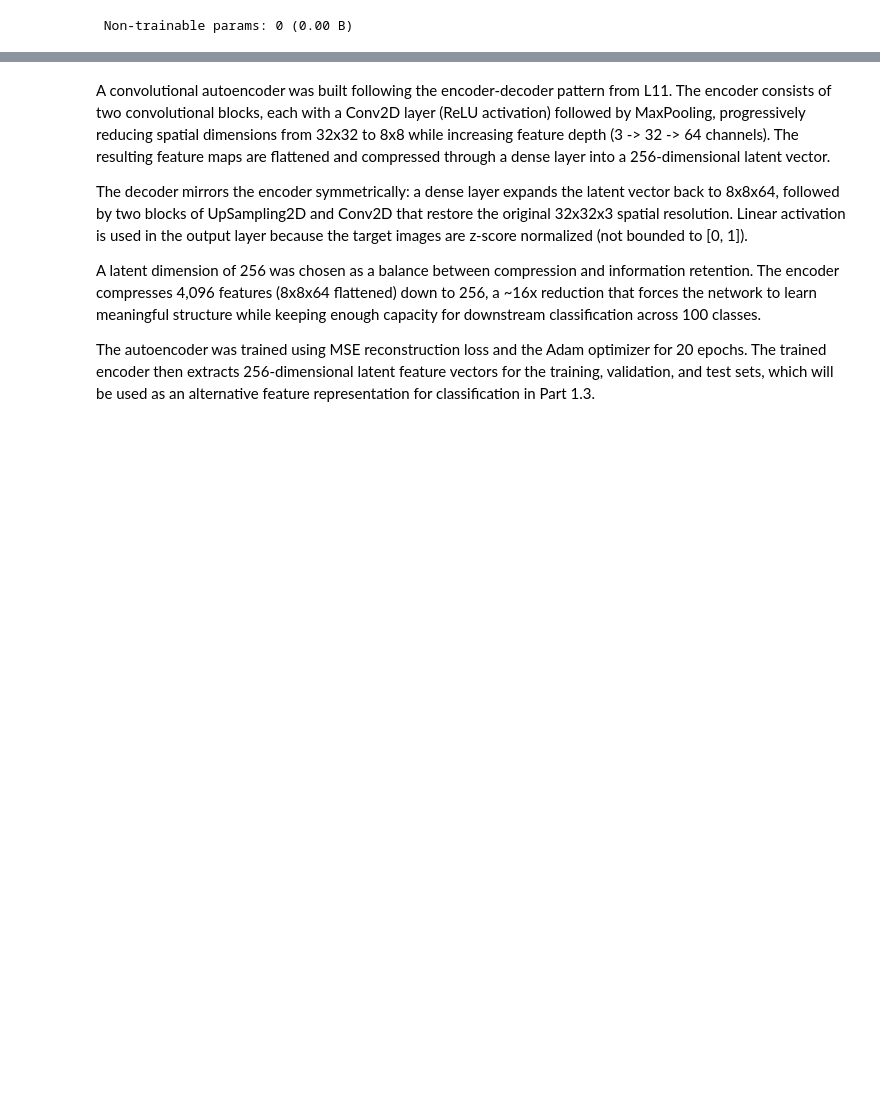
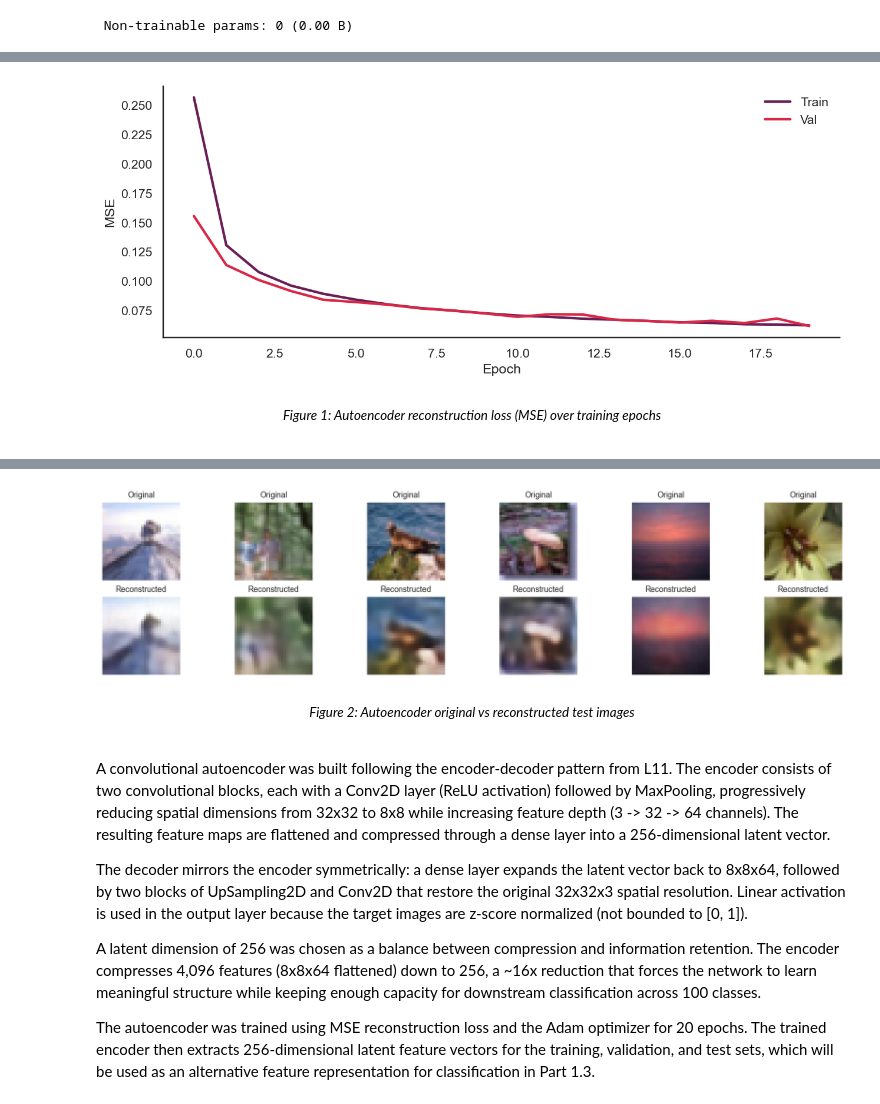
Before and after one commit to PontusNeumann/CBS-Spring26, a Jupyter notebook: ML/assignments/ML MA3/pn_ml3.ipynb, the cells around one changed output, grey strips where cells are left out. Cells and saved outputs as stored; diff of their text form; code cells hidden in the pictures; blank space fills up the shorter version.

```diff
--- a/ML/assignments/ML MA3/pn_ml3.ipynb
+++ b/ML/assignments/ML MA3/pn_ml3.ipynb
@@ -50,6 +50,34 @@ def clean_ax(ax):
     """Remove top and right spines."""
     ax.spines["top"].set_visible(False)
     ax.spines["right"].set_visible(False)
+
+# Caption helpers
+from IPython.display import display, HTML
+
+def fig_caption(fig, number, text):
+    """Show a numbered caption as a separate HTML row below the figure."""
+    plt.show()
+    display(HTML(
+        f'<p style="text-align:center; font-style:italic; font-size:10pt; '
+        f'margin-top:2px; margin-bottom:16px;">'
+        f'Figure {number}: {text}</p>'
+    ))
+
+def table_style(styler, number, text):
+    """Apply consistent table styling with a numbered caption above."""
+    return (styler
+        .set_caption(f"Table {number}: {text}")
+        .set_table_styles([
+            {"selector": "caption", "props": [
+                ("font-weight", "bold"), ("font-size", "14px"),
+                ("margin-bottom", "8px"), ("font-style", "italic")]},
+            {"selector": "th, td", "props": [
+                ("border", "1px solid black"), ("padding", "6px 12px"),
+                ("text-align", "center")]},
+            {"selector": "table", "props": [
+                ("border-collapse", "collapse"), ("margin", "0 auto")]},
+        ])
+    )
 # %% [markdown]
 This was the code used to download the dataset to the local `data` folder:
 
@@ -289,31 +322,32 @@ print(f"Latent shapes: train {x_train_latent.shape}, val {x_val_latent.shape}, t
 # %%
 # Plot reconstruction loss over epochs
 fig, ax = plt.subplots(figsize=(FIG_W, 3.6), constrained_layout=True)
 ax.plot(history.history["loss"],     label="Train", color=PAL_10[7], linewidth=2.2)
 ax.plot(history.history["val_loss"], label="Val",   color=PAL_10[4], linewidth=2.2)
 ax.set_xlabel("Epoch")
 ax.set_ylabel("MSE")
-ax.set_title("Autoencoder Reconstruction Loss")
 ax.legend(frameon=False)
 clean_ax(ax)
-plt.show()
+fig_caption(fig, 1, "Autoencoder reconstruction loss (MSE) over training epochs")
 
 # Visualize a few reconstructions
 n = 6
 reconstructed = autoencoder.predict(x_test_norm[:n])
 
 fig, axes = plt.subplots(2, n, figsize=(FIG_W * 1.4, 3), constrained_layout=True)
 for i in range(n):
     orig  = (x_test_norm[i] * channel_std + channel_mean).astype("uint8")
     recon = (reconstructed[i] * channel_std + channel_mean).clip(0, 255).astype("uint8")
 
     axes[0, i].imshow(orig)
     axes[0, i].set_title("Original", fontsize=9)
     axes[0, i].axis("off")
 
     axes[1, i].imshow(recon)
     axes[1, i].set_title("Reconstructed", fontsize=9)
     axes[1, i].axis("off")
 
-fig.suptitle("Autoencoder: Original vs Reconstructed", fontsize=11)
-plt.show()
+fig_caption(fig, 2, "Autoencoder original vs reconstructed test images")
+# %% [output]
+[figure, added]
+Figure 1: Autoencoder reconstruction loss (MSE) over training epochs
@@ -320,3 +355,5 @@ plt.show()
+[figure, added]
+Figure 2: Autoencoder original vs reconstructed test images
 # %% [markdown]
 A convolutional autoencoder was built following the encoder-decoder pattern from L11. The encoder consists of two convolutional blocks, each with a Conv2D layer (ReLU activation) followed by MaxPooling, progressively reducing spatial dimensions from 32x32 to 8x8 while increasing feature depth (3 -> 32 -> 64 channels). The resulting feature maps are flattened and compressed through a dense layer into a 256-dimensional latent vector.
 
```
Also changed, not shown: parts of 13 cells of this notebook, 5 other files.
